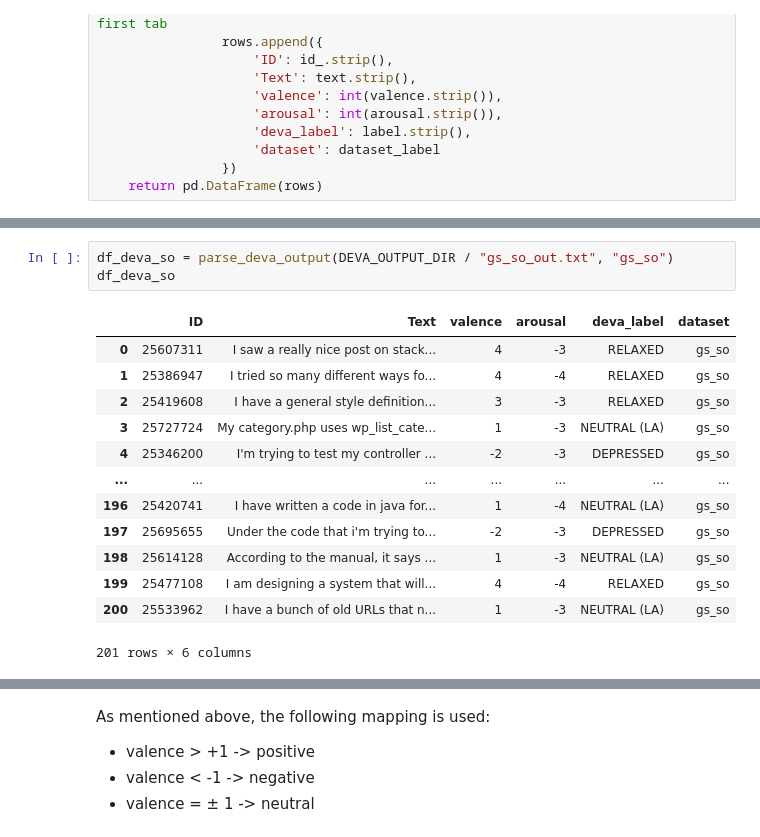
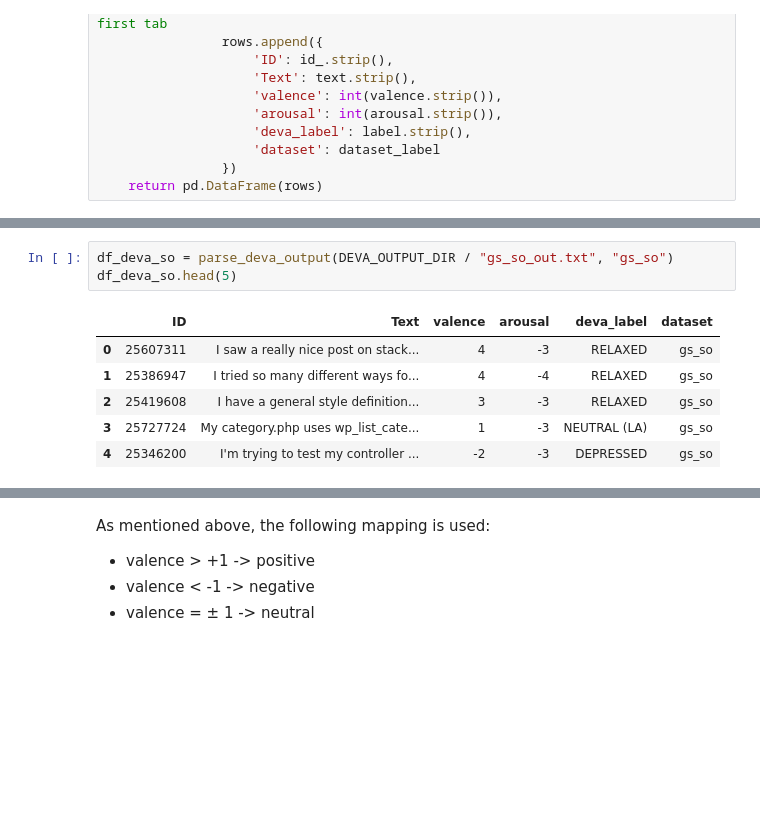
Before and after one commit to davidmrc6/bep, a Jupyter notebook: notebooks/main.ipynb, the cells around one changed output, grey strips where cells are left out. Saved outputs shown, nothing was run; the diff lists cells and outputs as text; blank space fills up the shorter version.

```diff
--- a/notebooks/main.ipynb
+++ b/notebooks/main.ipynb
@@ -203,19 +169,12 @@ df_deva_gh
 # %%
 df_deva_so = parse_deva_output(DEVA_OUTPUT_DIR / "gs_so_out.txt", "gs_so")
-df_deva_so
+df_deva_so.head(5)
 # %% [output]
 |  | ID | Text | valence | arousal | deva_label | dataset |
 | 0 | 25607311 | I saw a really nice post on stack... | 4 | -3 | RELAXED | gs_so |
 | 1 | 25386947 | I tried so many different ways fo... | 4 | -4 | RELAXED | gs_so |
 | 2 | 25419608 | I have a general style definition... | 3 | -3 | RELAXED | gs_so |
 | 3 | 25727724 | My category.php uses wp_list_cate... | 1 | -3 | NEUTRAL (LA) | gs_so |
 | 4 | 25346200 | I'm trying to test my controller ... | -2 | -3 | DEPRESSED | gs_so |
-| ... | ... | ... | ... | ... | ... | ... |
-| 196 | 25420741 | I have written a code in java for... | 1 | -4 | NEUTRAL (LA) | gs_so |
-| 197 | 25695655 | Under the code that i'm trying to... | -2 | -3 | DEPRESSED | gs_so |
-| 198 | 25614128 | According to the manual, it says ... | 1 | -3 | NEUTRAL (LA) | gs_so |
-| 199 | 25477108 | I am designing a system that will... | 4 | -4 | RELAXED | gs_so |
-| 200 | 25533962 | I have a bunch of old URLs that n... | 1 | -3 | NEUTRAL (LA) | gs_so |
-201 rows × 6 columns
 # %%
 df_deva_cou = parse_deva_output(DEVA_OUTPUT_DIR / "cou_out.txt", "cou")
```
Also changed, not shown: parts of 18 cells of this notebook.
